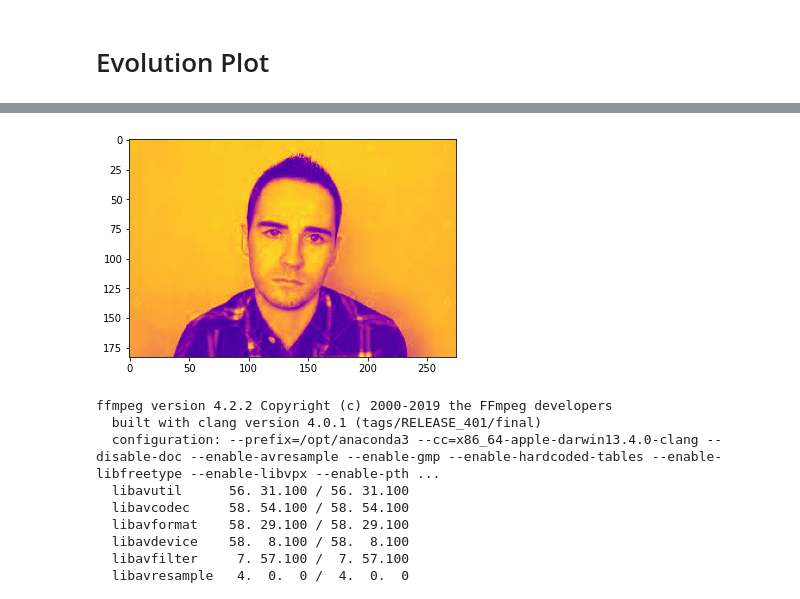
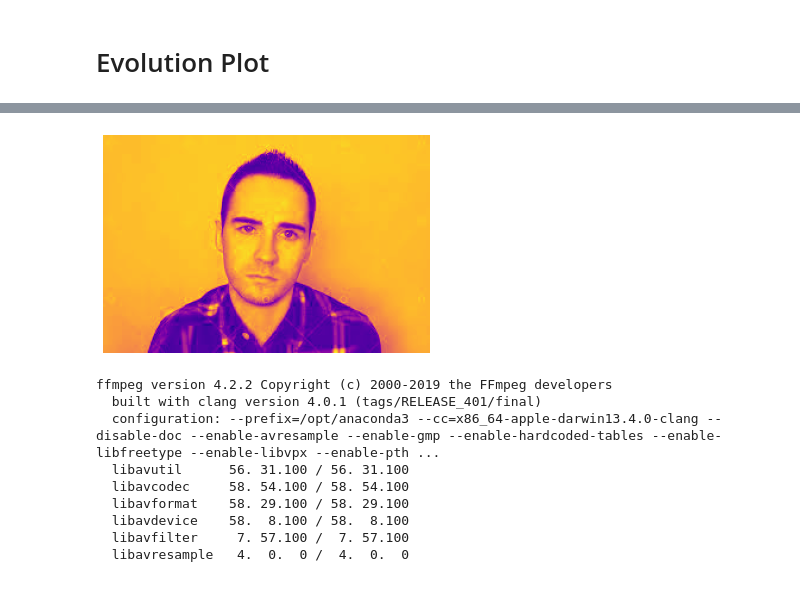
Before and after one commit to yusufbrima/AIMS, a Jupyter notebook: Research/Lab/Experiments/Animation.ipynb, the cells around one changed output, grey strips where cells are left out. Drawn from its saved outputs; the diff is of its cells as text; code cells hidden in the pictures.

Commit message:
started visualizing experimental results

```diff
--- a/Research/Lab/Experiments/Animation.ipynb
+++ b/Research/Lab/Experiments/Animation.ipynb
@@ -90,21 +90,22 @@ HTML(animation.to_html5_video())
 # %%
 import os
 path = './basedata/test'
 basepath  =  os.getcwd()
 basepath =  os.path.join(basepath,path)
 fig, ax = plt.subplots() # make it bigger
 camera = Camera(fig)# the camera gets our figure
 for img in os.listdir(path):
     if(img.endswith('.jpg')):
         file =  os.path.join(basepath,img)
         img_obj = plt.imread(file)
         ax.imshow(img_obj[:,:,0],cmap=plt.cm.plasma)
         camera.snap()
+plt.axis('off')
 animation = camera.animate(blit=False, interval=240)
 HTML(animation.to_html5_video())
 # %% [output]
 [interactive output not drawn]
-[figure, old version]
+[figure, new version]
 # %%
 animation.save('animation_moods.mp4',
                dpi=300,
```
Also changed, not shown: parts of 2 cells of this notebook, 43 other files.
